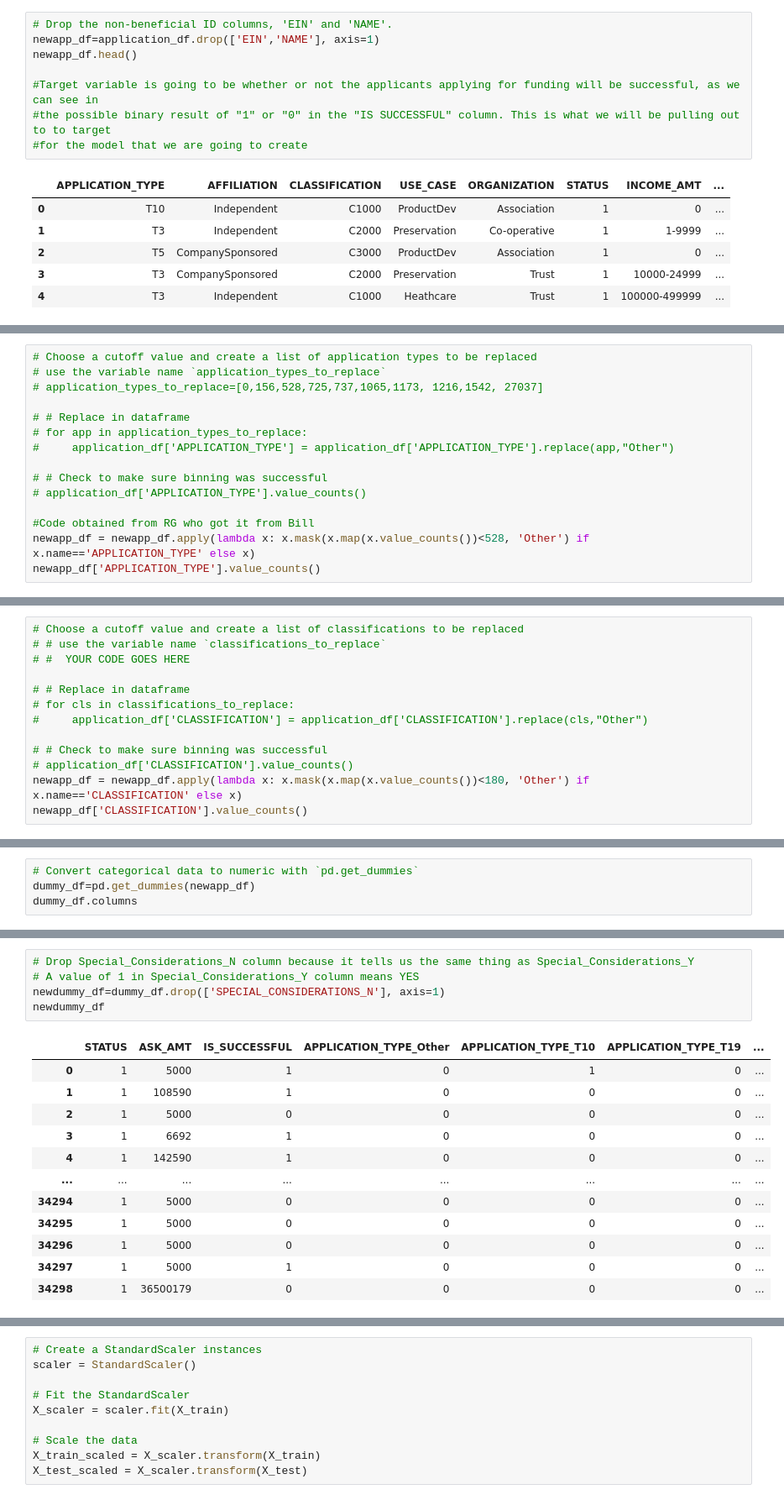
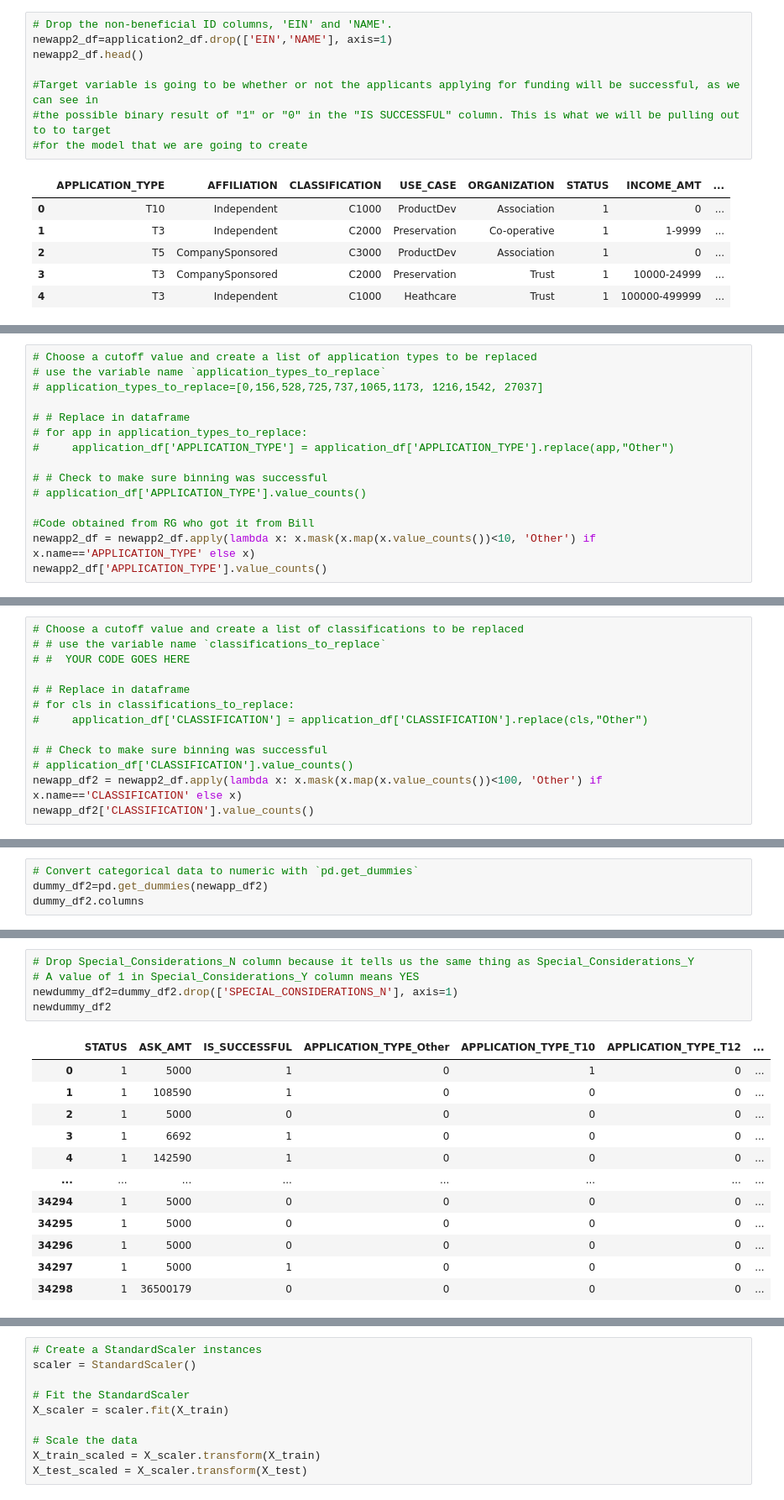
Before and after one commit to dczornyj/Predicting_Charity_Funding_DL, a Jupyter notebook: Second_Attempt_Model_Creation.ipynb, the cells around one changed output, grey strips where cells are left out. Shown: that part at 84% size. Cells and saved outputs as stored; diff of their text form.

```diff
--- a/Starter_Code.ipynb
+++ b/Second_Attempt_Model_Creation.ipynb
@@ -22,7 +44,7 @@ application_df.head()
 # %%
 # Drop the non-beneficial ID columns, 'EIN' and 'NAME'.
-newapp_df=application_df.drop(['EIN','NAME'], axis=1)
-newapp_df.head()
+newapp2_df=application2_df.drop(['EIN','NAME'], axis=1)
+newapp2_df.head()
 
 #Target variable is going to be whether or not the applicants applying for funding will be successful, as we can see in
 #the possible binary result of "1" or "0" in the "IS SUCCESSFUL" column. This is what we will be pulling out to to target
@@ -117,8 +94,8 @@ Name: APPLICATION_TYPE, dtype: int64
 # application_df['APPLICATION_TYPE'].value_counts()
 
 #Code obtained from RG who got it from Bill
-newapp_df = newapp_df.apply(lambda x: x.mask(x.map(x.value_counts())<528, 'Other') if x.name=='APPLICATION_TYPE' else x)
-newapp_df['APPLICATION_TYPE'].value_counts()
+newapp2_df = newapp2_df.apply(lambda x: x.mask(x.map(x.value_counts())<10, 'Other') if x.name=='APPLICATION_TYPE' else x)
+newapp2_df['APPLICATION_TYPE'].value_counts()
 # %% [output]
 T3       27037
 T4        1542
@@ -164,8 +145,8 @@ list_class
 
 # # Check to make sure binning was successful
 # application_df['CLASSIFICATION'].value_counts()
-newapp_df = newapp_df.apply(lambda x: x.mask(x.map(x.value_counts())<180, 'Other') if x.name=='CLASSIFICATION' else x)
-newapp_df['CLASSIFICATION'].value_counts()
+newapp_df2 = newapp2_df.apply(lambda x: x.mask(x.map(x.value_counts())<100, 'Other') if x.name=='CLASSIFICATION' else x)
+newapp_df2['CLASSIFICATION'].value_counts()
 # %% [output]
 C1000    17326
 C2000     6074
@@ -199,6 +164,6 @@ newapp_df
 # %%
 # Convert categorical data to numeric with `pd.get_dummies`
-dummy_df=pd.get_dummies(newapp_df)
-dummy_df.columns
+dummy_df2=pd.get_dummies(newapp_df2)
+dummy_df2.columns
 # %% [output]
 Index(['STATUS', 'ASK_AMT', 'IS_SUCCESSFUL', 'APPLICATION_TYPE_Other',
@@ -222,10 +189,10 @@ Index(['STATUS', 'ASK_AMT', 'IS_SUCCESSFUL', 'APPLICATION_TYPE_Other',
 # %%
 # Drop Special_Considerations_N column because it tells us the same thing as Special_Considerations_Y
 # A value of 1 in Special_Considerations_Y column means YES
-newdummy_df=dummy_df.drop(['SPECIAL_CONSIDERATIONS_N'], axis=1)
-newdummy_df
+newdummy_df2=dummy_df2.drop(['SPECIAL_CONSIDERATIONS_N'], axis=1)
+newdummy_df2
 # %% [output]
-|  | STATUS | ASK_AMT | IS_SUCCESSFUL | APPLICATION_TYPE_Other | APPLICATION_TYPE_T10 | APPLICATION_TYPE_T19 | ... |
+|  | STATUS | ASK_AMT | IS_SUCCESSFUL | APPLICATION_TYPE_Other | APPLICATION_TYPE_T10 | APPLICATION_TYPE_T12 | ... |
 | 0 | 1 | 5000 | 1 | 0 | 1 | 0 | ... |
 | 1 | 1 | 108590 | 1 | 0 | 0 | 0 | ... |
 | 2 | 1 | 5000 | 0 | 0 | 0 | 0 | ... |
```
Also changed, not shown: parts of 23 cells of this notebook, 3 other files.
